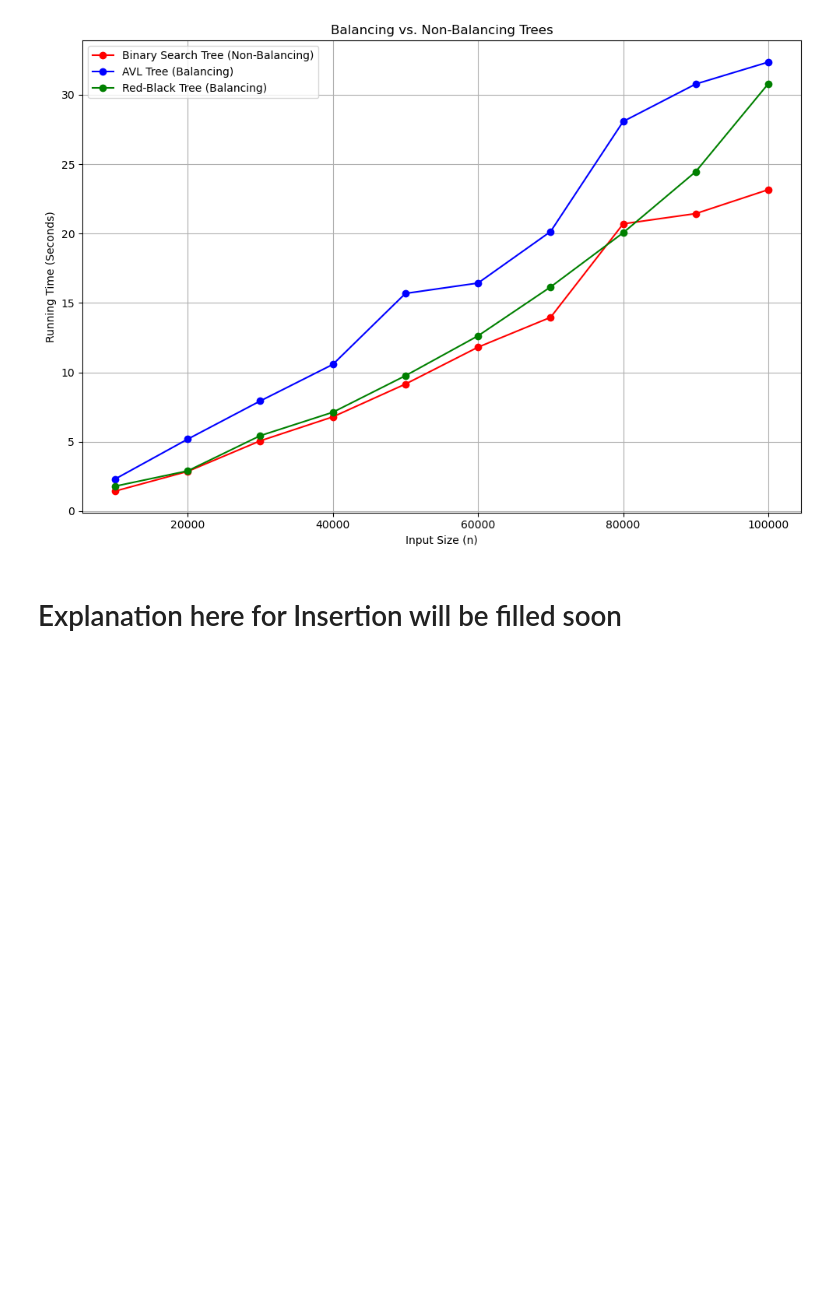
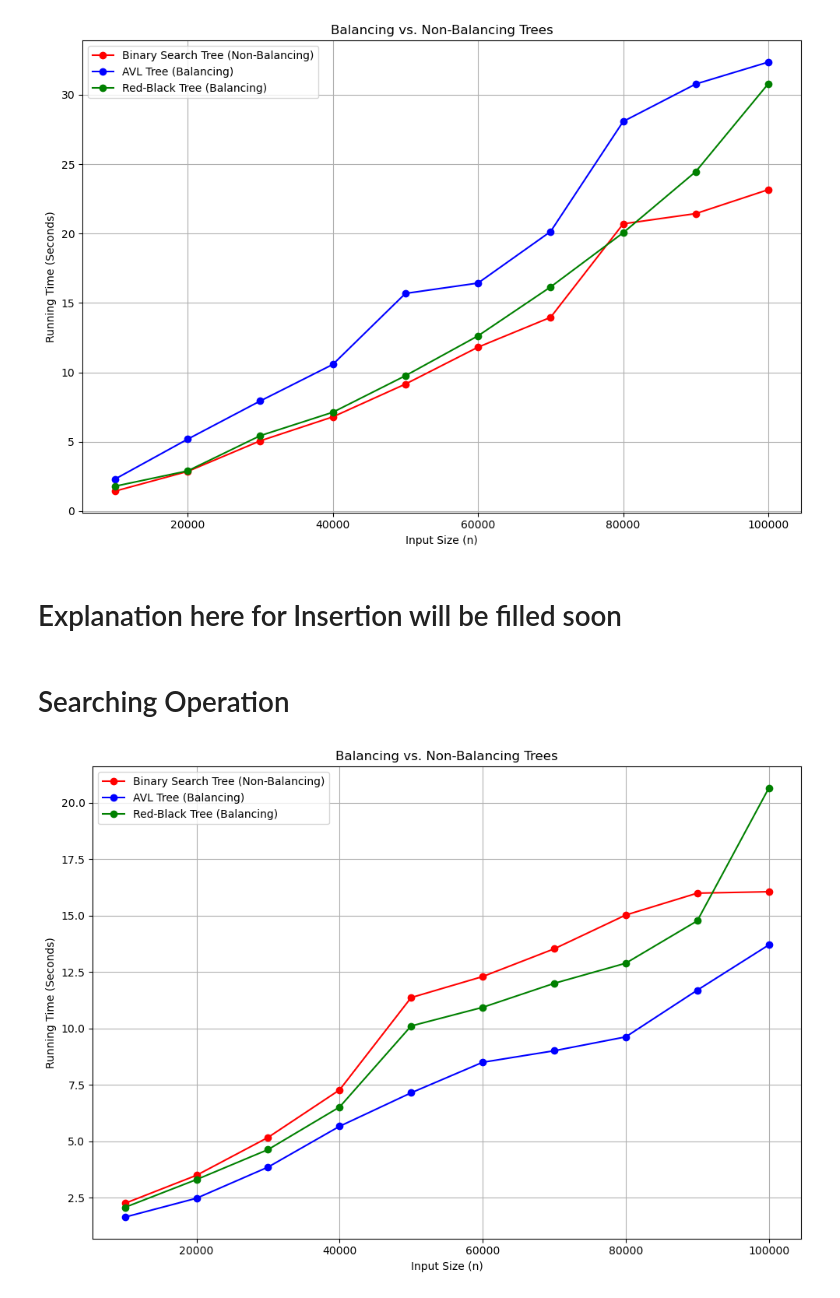
Before and after one commit to Shinkrbs/Algorithms-and-Complexity, a Jupyter notebook: Laboratory Exercise Three/Lab_Three.ipynb, the cells around one changed output. Saved outputs shown, nothing was run; the diff lists cells and outputs as text; code cells hidden in the pictures; blank space fills up the shorter version.

Commit message:
[Laboratory] Added Searching Operation Results Graph to PyNotebook

```diff
--- a/Laboratory Exercise Three/Lab_Three.ipynb
+++ b/Laboratory Exercise Three/Lab_Three.ipynb
@@ -36,3 +36,34 @@ plt.show()
 [figure]
 # %% [markdown]
 # Explanation here for Insertion will be filled soon
+# %% [markdown]
+# Searching Operation
+# %%
+import numpy as np
+import matplotlib.pyplot as plt
+
+x = np.arange(10000, 100001, 10000)
+
+# Read data from files
+bst = np.loadtxt('BSTSearchingTimes.txt')
+avl = np.loadtxt('AVLSearchingTimes.txt')
+rbt = np.loadtxt('RBTSearchingTimes.txt')
+
+
+plt.figure(figsize = (10, 7))
+
+plt.plot(x, bst, marker='o', c='r', label='Binary Search Tree (Non-Balancing)')
+plt.plot(x, avl, marker='o', c='b', label='AVL Tree (Balancing)')
+plt.plot(x, rbt, marker='o', c='g', label='Red-Black Tree (Balancing)')
+
+plt.title("Balancing vs. Non-Balancing Trees")
+plt.xlabel("Input Size (n)")
+plt.ylabel("Running Time (Seconds)")
+
+plt.legend()
+
+plt.grid(True)
+plt.tight_layout()
+plt.show()
+# %% [output]
+[figure, added]
```
Also changed, not shown: 3 other files.
